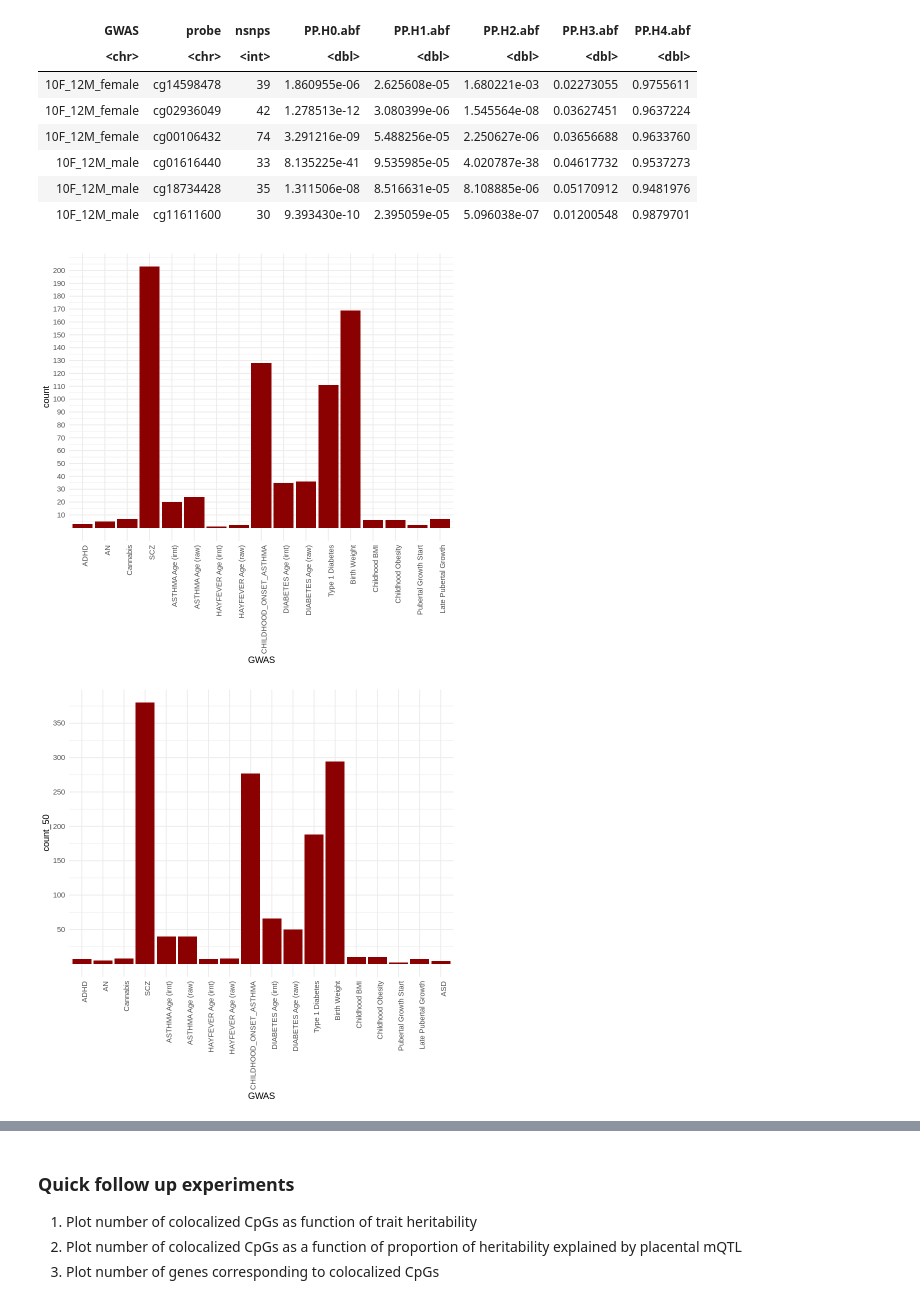
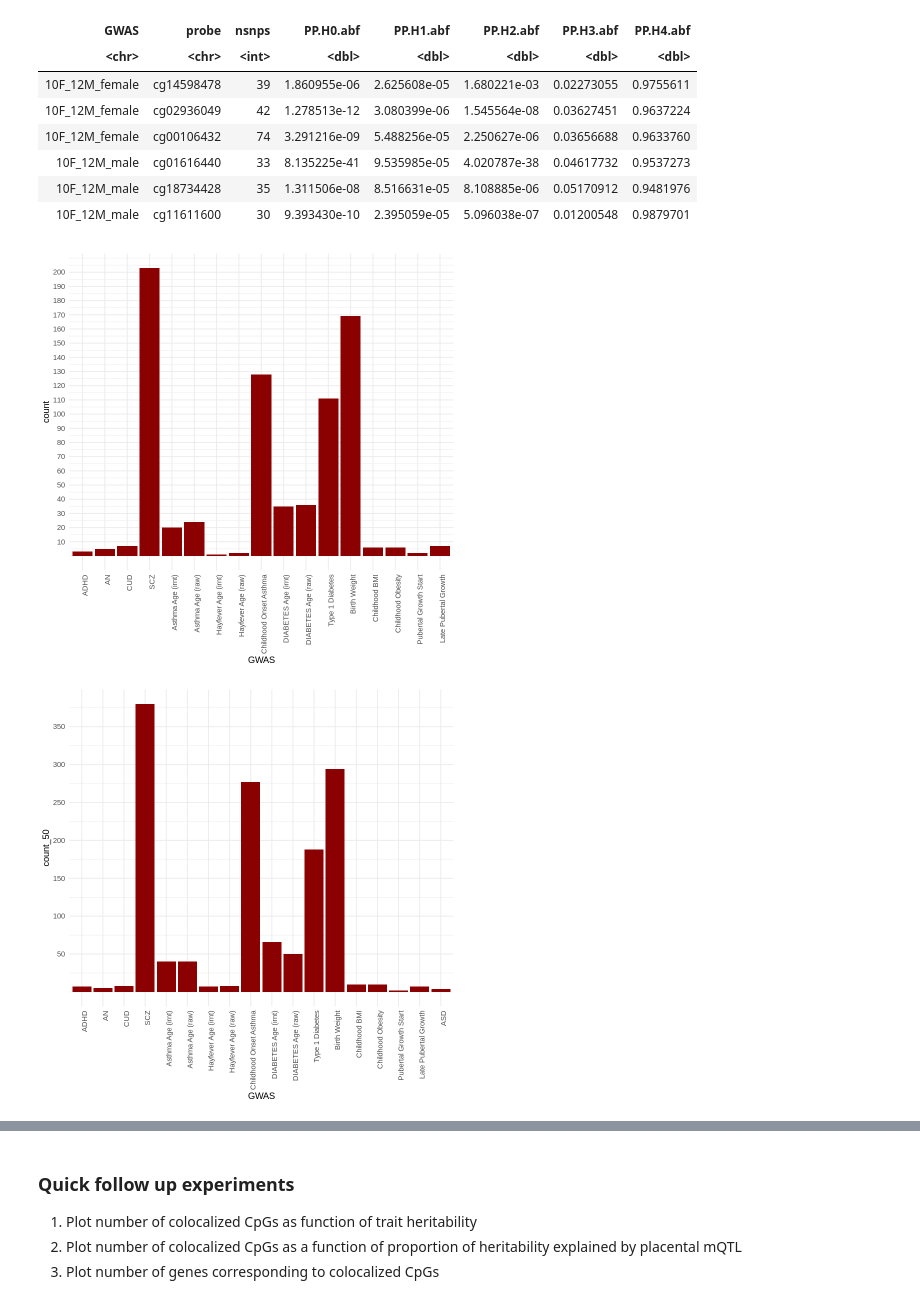
Before and after one commit to wilcas/sex_specific_mQTL, a Jupyter notebook: delahaye_mQTL_analyses/placental_mqtl_colocalization.ipynb, the cells around one changed output, grey strips where cells are left out. Saved outputs shown, nothing was run; the diff lists cells and outputs as text; code cells hidden in the pictures.

Commit message:
harmonize naming of GWAS across plots

```diff
--- a/delahaye_mQTL_analyses/placental_mqtl_colocalization.ipynb
+++ b/delahaye_mQTL_analyses/placental_mqtl_colocalization.ipynb
@@ -320,13 +320,13 @@ to_plot$GWAS <- recode_factor(
     to_plot$GWAS,
     "ADHD"="ADHD",
     "AN"="AN",
-    "CUD"="Cannabis",
+    "CUD"="CUD",
     "SCZ"="SCZ",
-    "AGE_ASTHMA(irnt)" = "ASTHMA Age (irnt)",
-    "AGE_ASTHMA(raw)" = "ASTHMA Age (raw)",
-    "HAY_FEVER(irnt)" = "HAYFEVER Age (irnt)",
-    "HAY_FEVER(raw)" = "HAYFEVER Age (raw)",
-    "CHILD_ASTHMA" = "CHILDHOOD_ONSET_ASTHMA",
+    "AGE_ASTHMA(irnt)" = "Asthma Age (irnt)",
+    "AGE_ASTHMA(raw)" = "Asthma Age (raw)",
+    "HAY_FEVER(irnt)" = "Hayfever Age (irnt)",
+    "HAY_FEVER(raw)" = "Hayfever Age (raw)",
+    "CHILD_ASTHMA" = "Childhood Onset Asthma",
     "AGE_DIABETES(irnt)" = "DIABETES Age (irnt)",
     "AGE_DIABETES(raw)" = "DIABETES Age (raw)",
     "Type 1 Diabetes"="Type 1 Diabetes",
@@ -370,22 +370,21 @@ to_plot <- to_plot[!grepl("BIP|ANX|MDD|TAG_CPD|AUDIT",GWAS),.(
         Sex=ifelse(grepl("FEMALE",GWAS),"Female","Male")
     )
 ]
-
 to_plot$GWAS <- recode_factor(
     to_plot$GWAS,
     "ADHD"="ADHD",
     "AN"="AN",
-    "CUD"="Cannabis",
+    "CUD"="CUD",
     "SCZ"="SCZ",
-    "AGE_ASTHMA(irnt)" = "ASTHMA Age (irnt)",
-    "AGE_ASTHMA(raw)" = "ASTHMA Age (raw)",
-    "HAY_FEVER(irnt)" = "HAYFEVER Age (irnt)",
-    "HAY_FEVER(raw)" = "HAYFEVER Age (raw)",
-    "CHILD_ASTHMA" = "CHILDHOOD_ONSET_ASTHMA",
-    "EGG_BIRTH_WEIGHT_FETAL" = "Birth Weight",
+    "AGE_ASTHMA(irnt)" = "Asthma Age (irnt)",
+    "AGE_ASTHMA(raw)" = "Asthma Age (raw)",
+    "HAY_FEVER(irnt)" = "Hayfever Age (irnt)",
+    "HAY_FEVER(raw)" = "Hayfever Age (raw)",
+    "CHILD_ASTHMA" = "Childhood Onset Asthma",
     "AGE_DIABETES(irnt)" = "DIABETES Age (irnt)",
     "AGE_DIABETES(raw)" = "DIABETES Age (raw)",
     "Type 1 Diabetes"="Type 1 Diabetes",
+        "EGG_BIRTH_WEIGHT_FETAL" = "Birth Weight",
     "EGG_BMI" = "Childhood BMI",
     "EGG_OBESITY" = "Childhood Obesity",
     "10F_12M" = "Pubertal Growth Start",
@@ -429,41 +428,40 @@ to_plot$GWAS <- recode_factor(
     to_plot$GWAS,
     "ADHD"="ADHD",
     "AN"="AN",
-    "CUD"="Cannabis",
+    "CUD"="CUD",
     "SCZ"="SCZ",
-    "AGE_ASTHMA(irnt)" = "ASTHMA Age (irnt)",
-    "AGE_ASTHMA(raw)" = "ASTHMA Age (raw)",
-    "HAY_FEVER(irnt)" = "HAYFEVER Age (irnt)",
-    "HAY_FEVER(raw)" = "HAYFEVER Age (raw)",
-    "CHILD_ASTHMA" = "CHILDHOOD_ONSET_ASTHMA",
+    "AGE_ASTHMA(irnt)" = "Asthma Age (irnt)",
+    "AGE_ASTHMA(raw)" = "Asthma Age (raw)",
+    "HAY_FEVER(irnt)" = "Hayfever Age (irnt)",
+    "HAY_FEVER(raw)" = "Hayfever Age (raw)",
+    "CHILD_ASTHMA" = "Childhood Onset Asthma",
     "AGE_DIABETES(irnt)" = "DIABETES Age (irnt)",
     "AGE_DIABETES(raw)" = "DIABETES Age (raw)",
     "Type 1 Diabetes"="Type 1 Diabetes",
     "EGG_BIRTH_WEIGHT_FETAL" = "Birth Weight",
-    "EGG_BIRTH_LENGTH" = "Birth Length",
     "EGG_BMI" = "Childhood BMI",
     "EGG_OBESITY" = "Childhood Obesity",
     "10F_12M" = "Pubertal Growth Start",
     "PGF_PGM" = "Late Pubertal Growth")
 ggplot(
    to_plot[count != 0 & !grepl("EGG",GWAS)],
     aes(GWAS,count,fill=Sex)
 ) +
 geom_col(position="dodge") +
 scale_fill_manual(values=c("magenta","cyan"))+
 scale_y_continuous(breaks=1:20 * 10)+
 theme_minimal()+
 theme(axis.text.x = element_text(angle=90, hjust=1, vjust=1))
 
 ggplot(
    to_plot[count_50 != 0 & !grepl("EGG",GWAS)],
     aes(GWAS,count_50,fill=Sex)
 ) +
 geom_col(position="dodge") +
 scale_fill_manual(values=c("magenta","cyan"))+
 theme_minimal()+
 scale_y_continuous(breaks=1:8 * 50)+
 theme(axis.text.x = element_text(angle=90, hjust=1, vjust=1))
 # %% [output]
-[figure, old version]
+[figure, new version]
-[figure, old version]
+[figure, new version]
```
Also changed, not shown: parts of 1 cell of this notebook.
